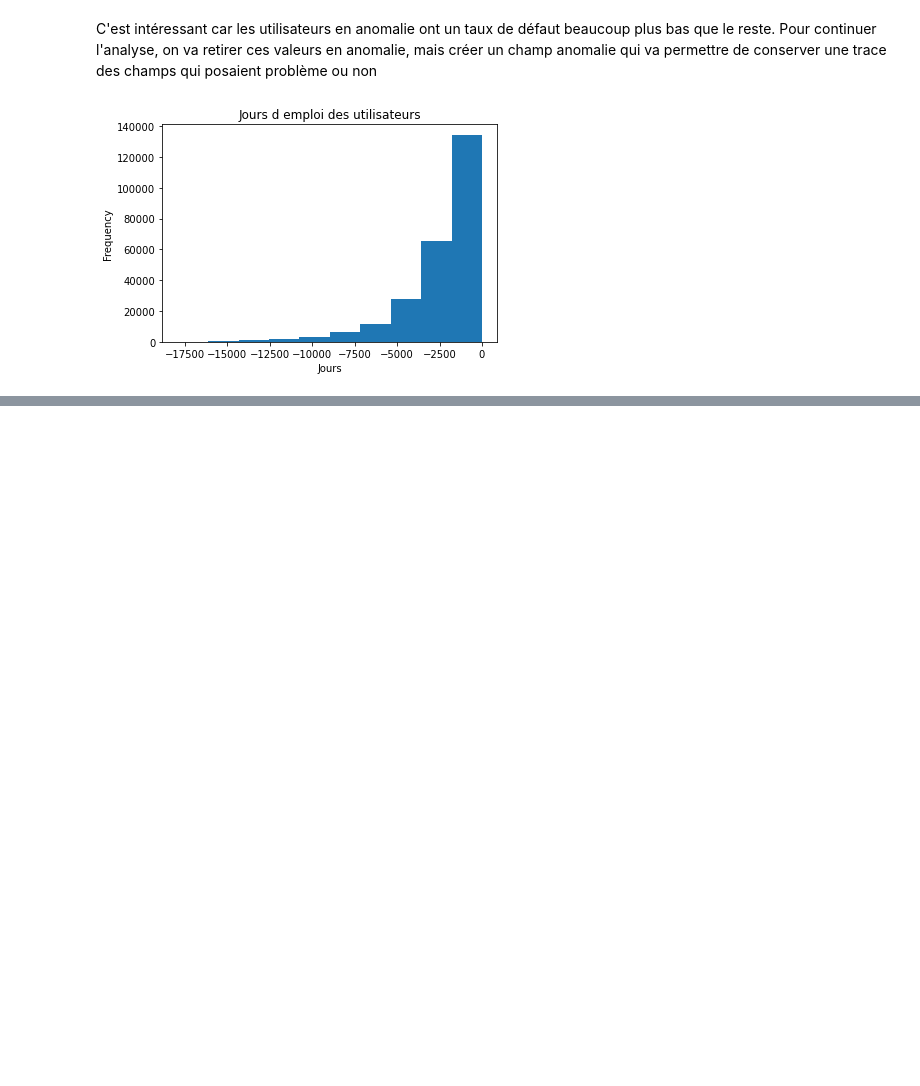
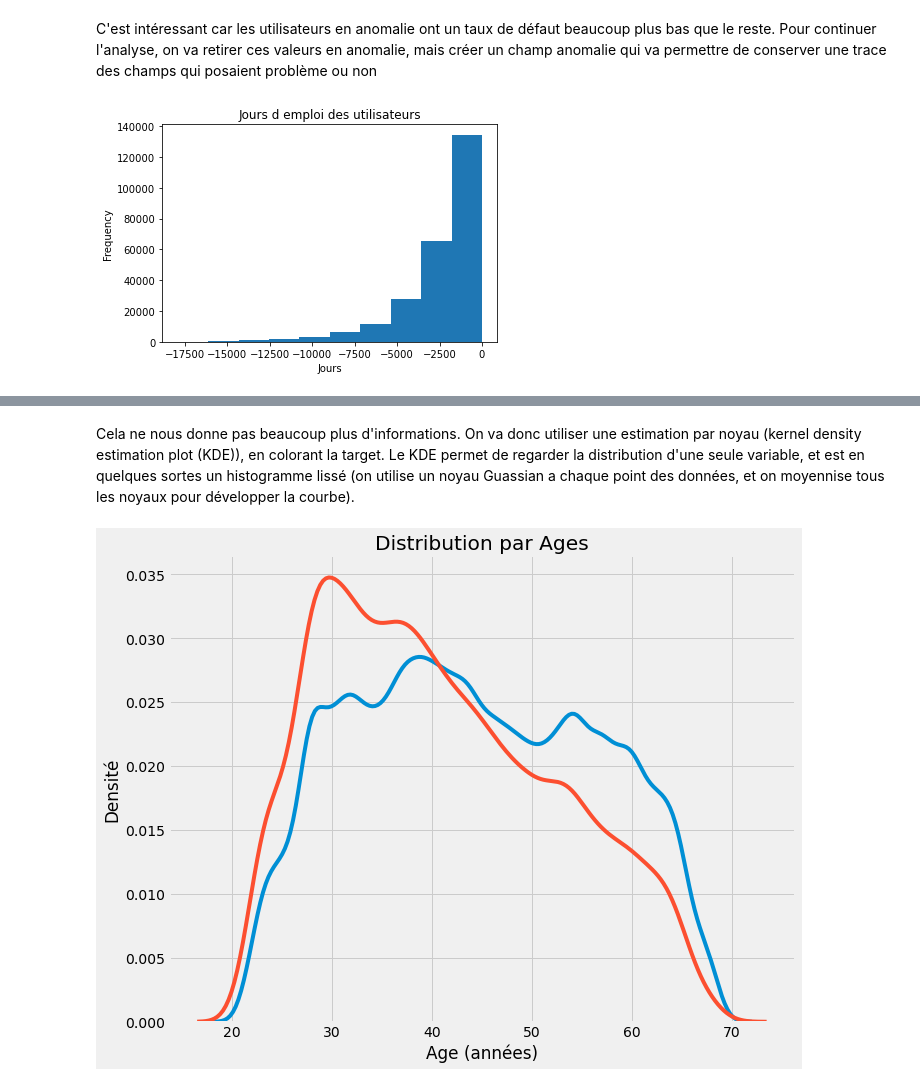
Before and after one commit to Xavier-F/Credit-scoring-model, a Jupyter notebook: Exploration.ipynb, the cells around one changed output, grey strips where cells are left out. Cells and saved outputs as stored; diff of their text form; code cells hidden in the pictures; blank space fills up the shorter version.

```diff
--- a/Exploration.ipynb
+++ b/Exploration.ipynb
@@ -377,0 +446,17 @@ Il y a 0 anomalies dans notre jeu de données sur 48744 enregistements
+# %% [markdown]
+Cela ne nous donne pas beaucoup plus d'informations.
+On va donc utiliser une estimation par noyau (kernel density estimation plot (KDE)), en colorant la target.
+Le KDE permet de regarder la distribution d'une seule variable, et est en quelques sortes un histogramme lissé (on utilise un noyau Guassian a chaque point des données, et on moyennise tous les noyaux pour développer la courbe).
+# %%
+plt.figure(figsize = (10, 8))
+
+# Plot KDE des personnes ayant honnorées leur crédit
+sns.kdeplot(Df_application_train.loc[Df_application_train['TARGET'] == 0, 'DAYS_BIRTH'] / 365, label = 'target == 0')
+
+# Plot KDE des personnes ayant fait défaut
+sns.kdeplot(Df_application_train.loc[Df_application_train['TARGET'] == 1, 'DAYS_BIRTH'] / 365, label = 'target == 1')
+
+# Labels
+plt.xlabel('Age (années)'); plt.ylabel('Densité'); plt.title('Distribution par Ages');
+# %% [output]
+[figure, added]
```
Also changed, not shown: parts of 19 cells of this notebook.
